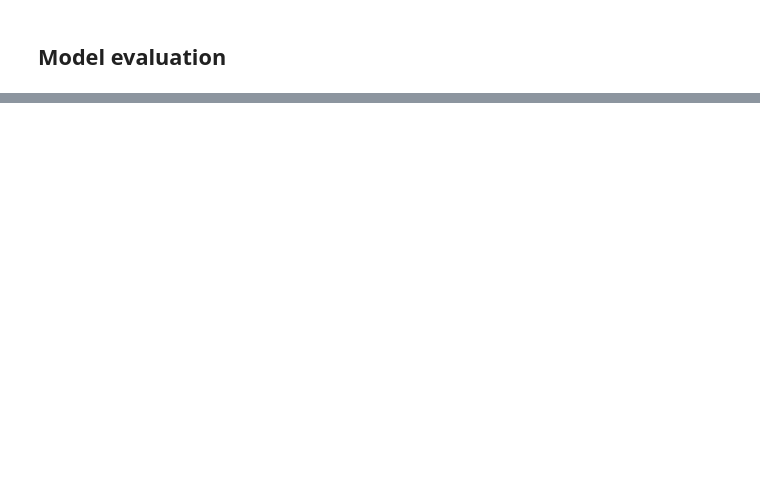
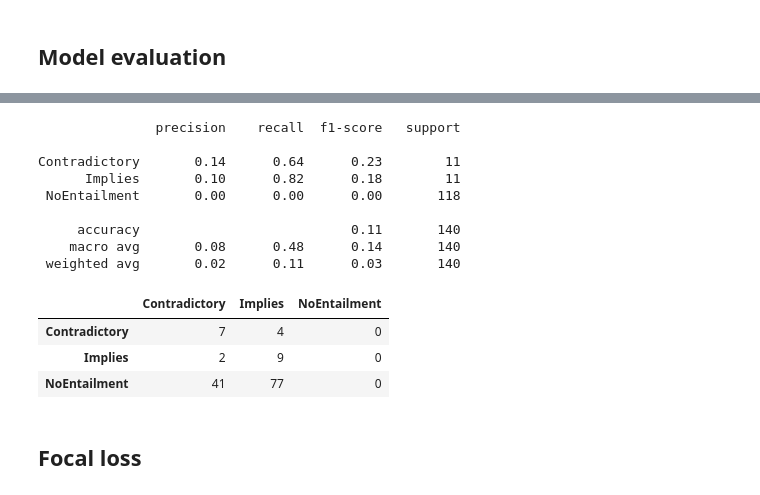
Before and after one commit to sayakpaul/Multimodal-Entailment-Baseline, a Jupyter notebook: text_entailment.ipynb, the cells around one changed output, grey strips where cells are left out. Cells and saved outputs as stored; diff of their text form; code cells hidden in the pictures; blank space fills up the shorter version.

```diff
--- a/text_entailment.ipynb
+++ b/text_entailment.ipynb
@@ -187,0 +220,11 @@ Accuracy on the test set: 82.86%.
+# %%
+# Reference: https://bit.ly/3xxtgSy
+
+train_labels_ohe = keras.utils.to_categorical(train_labels)
+class_totals = train_labels_ohe.sum(axis=0)
+class_weight = dict()
+
+for i in range(0, len(class_totals)):
+	class_weight[i] = class_totals.max() / class_totals[i]
+
+class_weight
@@ -187,0 +233,11 @@ Accuracy on the test set: 82.86%.
+# %%
+classifier_model_lw = build_classifier_model()
+classifier_model_lw.compile(
+    optimizer="adam", loss="sparse_categorical_crossentropy", metrics="accuracy"
+)
+history = classifier_model_lw.fit(
+    train_ds,
+    validation_data=validation_ds,
+    epochs=10,
+    class_weight=class_weight
+)
@@ -187,0 +277,18 @@ Accuracy on the test set: 82.86%.
+# %%
+detailed_test_eval(classifier_model_lw)
+# %% [output]
+               precision    recall  f1-score   support
+
+Contradictory       0.14      0.64      0.23        11
+      Implies       0.10      0.82      0.18        11
+ NoEntailment       0.00      0.00      0.00       118
+
+     accuracy                           0.11       140
+    macro avg       0.08      0.48      0.14       140
+ weighted avg       0.02      0.11      0.03       140
+|  | Contradictory | Implies | NoEntailment |
+| Contradictory | 7 | 4 | 0 |
+| Implies | 2 | 9 | 0 |
+| NoEntailment | 41 | 77 | 0 |
+# %% [markdown]
+## Focal loss
```
Also changed, not shown: parts of 19 cells of this notebook.
